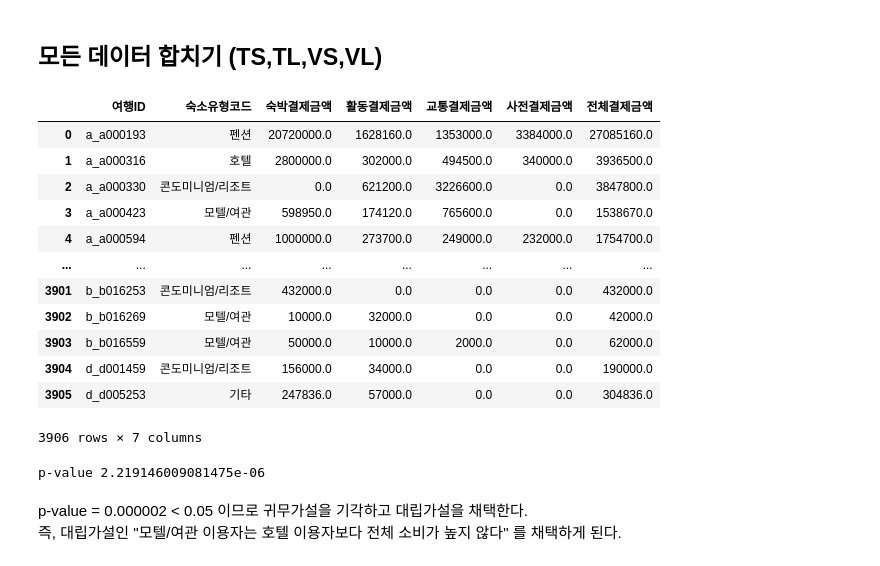
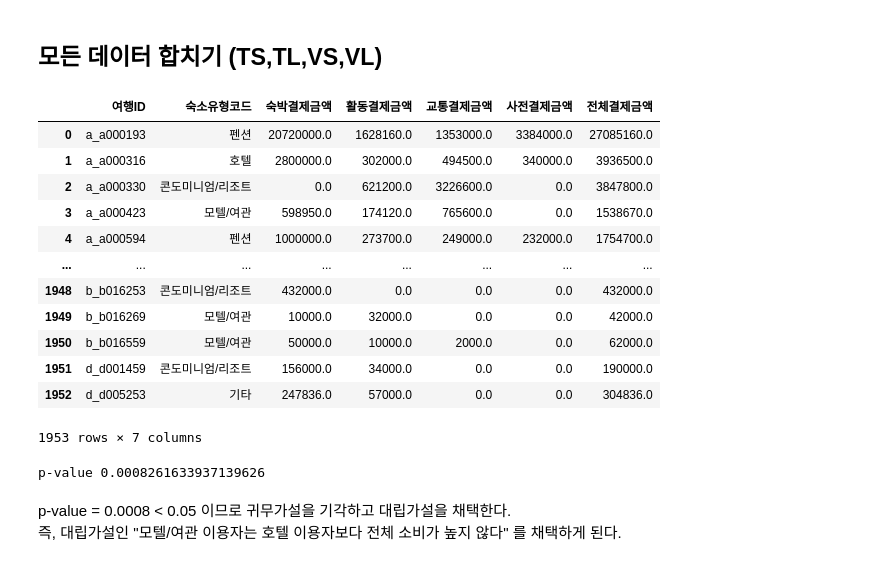
Before and after one commit to ssoom98/where2go, a Jupyter notebook: jang/preprocessing/Hypothesis.ipynb, the cells around one changed output. Drawn from its saved outputs; the diff is of its cells as text; code cells hidden in the pictures.

```diff
--- a/jang/preprocessing/Hypothesis.ipynb
+++ b/jang/preprocessing/Hypothesis.ipynb
@@ -246,7 +246,7 @@ def dic_map(table, code, col):
     return table
 
 folder_path = r"C:\Users\hanaj\OneDrive\문서\[강남구혁신인재육성아카데미]데이터분석\미니프로젝트\국내여행로그데이터\동부권"
-subfolder = ["TS_csv", "TL_csv", "VS_csv", "VL_csv"]
+subfolder = ["TS_csv", "VS_csv"]
 
 all_merge_list = []
 
@@ -359,39 +359,39 @@ for folder in subfolder:
             "숙소유형코드": "first",  # 가장 앞에 있는 값
             "숙박결제금액": "sum",
             "활동결제금액": "sum",
             "교통결제금액": "sum",
             "사전결제금액": "sum",
         }
     )
     select_merge["전체결제금액"] = (
         select_merge["숙박결제금액"]
         + select_merge["활동결제금액"]
         + select_merge["교통결제금액"]
         + select_merge["사전결제금액"]
     )
     select_merge = select_merge.dropna()
 
     code_B = pd.read_csv(file_path + r"\tc_codeb_코드B.csv")
 
     select_merge = dic_map(select_merge, "HTY", "숙소유형코드")
     all_merge_list.append(select_merge)
 
 final_result = pd.concat(all_merge_list).reset_index()
 display(final_result)
 # %% [output]
 |  | 여행ID | 숙소유형코드 | 숙박결제금액 | 활동결제금액 | 교통결제금액 | 사전결제금액 | 전체결제금액 |
 | 0 | a_a000193 | 펜션 | 20720000.0 | 1628160.0 | 1353000.0 | 3384000.0 | 27085160.0 |
 | 1 | a_a000316 | 호텔 | 2800000.0 | 302000.0 | 494500.0 | 340000.0 | 3936500.0 |
 | 2 | a_a000330 | 콘도미니엄/리조트 | 0.0 | 621200.0 | 3226600.0 | 0.0 | 3847800.0 |
 | 3 | a_a000423 | 모텔/여관 | 598950.0 | 174120.0 | 765600.0 | 0.0 | 1538670.0 |
 | 4 | a_a000594 | 펜션 | 1000000.0 | 273700.0 | 249000.0 | 232000.0 | 1754700.0 |
 | ... | ... | ... | ... | ... | ... | ... | ... |
-| 3901 | b_b016253 | 콘도미니엄/리조트 | 432000.0 | 0.0 | 0.0 | 0.0 | 432000.0 |
-| 3902 | b_b016269 | 모텔/여관 | 10000.0 | 32000.0 | 0.0 | 0.0 | 42000.0 |
-| 3903 | b_b016559 | 모텔/여관 | 50000.0 | 10000.0 | 2000.0 | 0.0 | 62000.0 |
-| 3904 | d_d001459 | 콘도미니엄/리조트 | 156000.0 | 34000.0 | 0.0 | 0.0 | 190000.0 |
-| 3905 | d_d005253 | 기타 | 247836.0 | 57000.0 | 0.0 | 0.0 | 304836.0 |
+| 1948 | b_b016253 | 콘도미니엄/리조트 | 432000.0 | 0.0 | 0.0 | 0.0 | 432000.0 |
+| 1949 | b_b016269 | 모텔/여관 | 10000.0 | 32000.0 | 0.0 | 0.0 | 42000.0 |
+| 1950 | b_b016559 | 모텔/여관 | 50000.0 | 10000.0 | 2000.0 | 0.0 | 62000.0 |
+| 1951 | d_d001459 | 콘도미니엄/리조트 | 156000.0 | 34000.0 | 0.0 | 0.0 | 190000.0 |
+| 1952 | d_d005253 | 기타 | 247836.0 | 57000.0 | 0.0 | 0.0 | 304836.0 |
-3906 rows × 7 columns
+1953 rows × 7 columns
 # %%
 HotelUser = final_result[final_result['숙소유형코드']=='호텔']['전체결제금액']
 MotelUser = final_result[final_result['숙소유형코드']=='모텔/여관']['전체결제금액']
@@ -401,7 +401,7 @@ from scipy.stats import ttest_ind
 t_stat, p_val = ttest_ind(HotelUser, MotelUser)
 print("p-value" , p_val)
 # %% [output]
-p-value 2.219146009081475e-06
+p-value 0.0008261633937139626
 # %% [markdown]
-p-value = 0.000002 < 0.05 이므로 귀무가설을 기각하고 대립가설을 채택한다.
+p-value = 0.0008 < 0.05 이므로 귀무가설을 기각하고 대립가설을 채택한다.
 즉, 대립가설인 "모텔/여관 이용자는 호텔 이용자보다 전체 소비가 높지 않다" 를 채택하게 된다.
```
